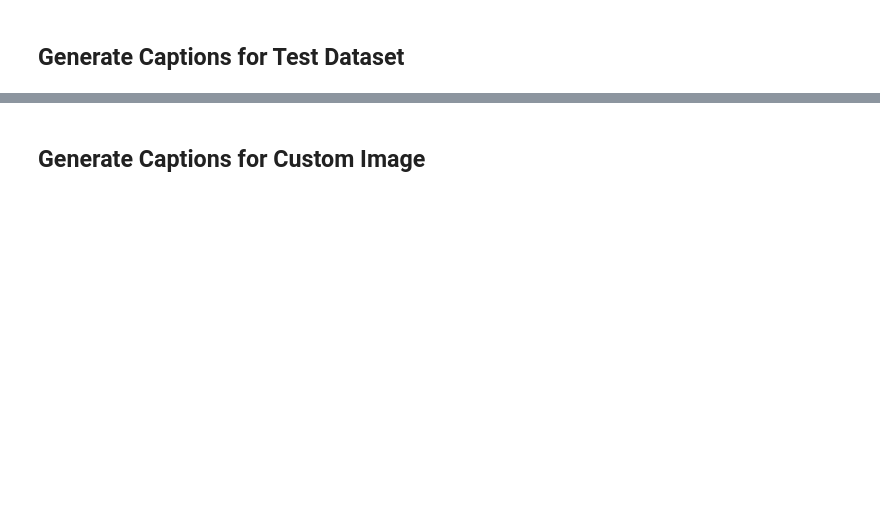
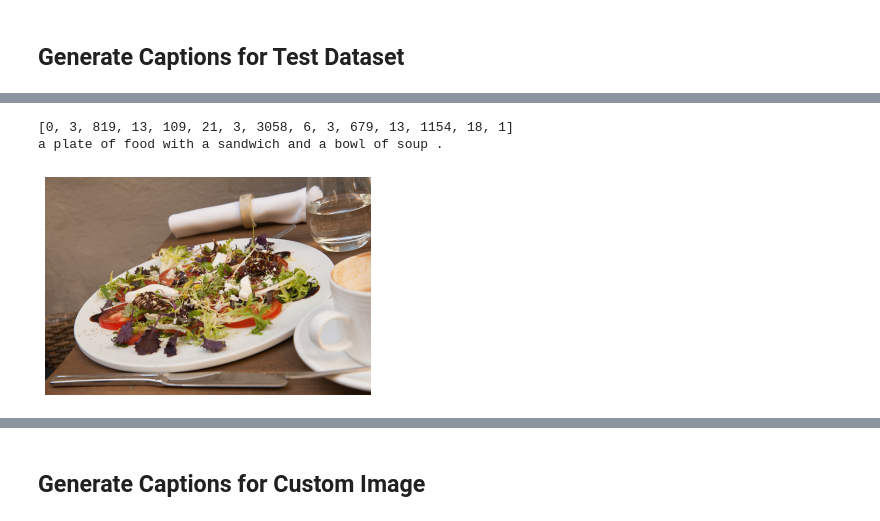
Before and after one commit to sliao-mi-luku/Image-Captioning, a Jupyter notebook: ImgCap_ResNet_LSTM.ipynb, the cells around one changed output, grey strips where cells are left out. Saved outputs shown, nothing was run; the diff lists cells and outputs as text; code cells hidden in the pictures; blank space fills up the shorter version.

```diff
--- a/ImgCap_ResNet_LSTM.ipynb
+++ b/ImgCap_ResNet_LSTM.ipynb
@@ -973,3 +989,10 @@ def random_sample_testdata(dataloader, encoder, decoder):
+# %%
+# sample an image
+random_sample_testdata(dataloader_test, encoder, decoder)
+# %% [output]
+[0, 3, 819, 13, 109, 21, 3, 3058, 6, 3, 679, 13, 1154, 18, 1]
+a plate of food with a sandwich and a bowl of soup .
+[figure, added]
 # %%
 # sample an image
 random_sample_testdata(dataloader_test, encoder, decoder)
```
Also changed, not shown: parts of 16 cells of this notebook.
